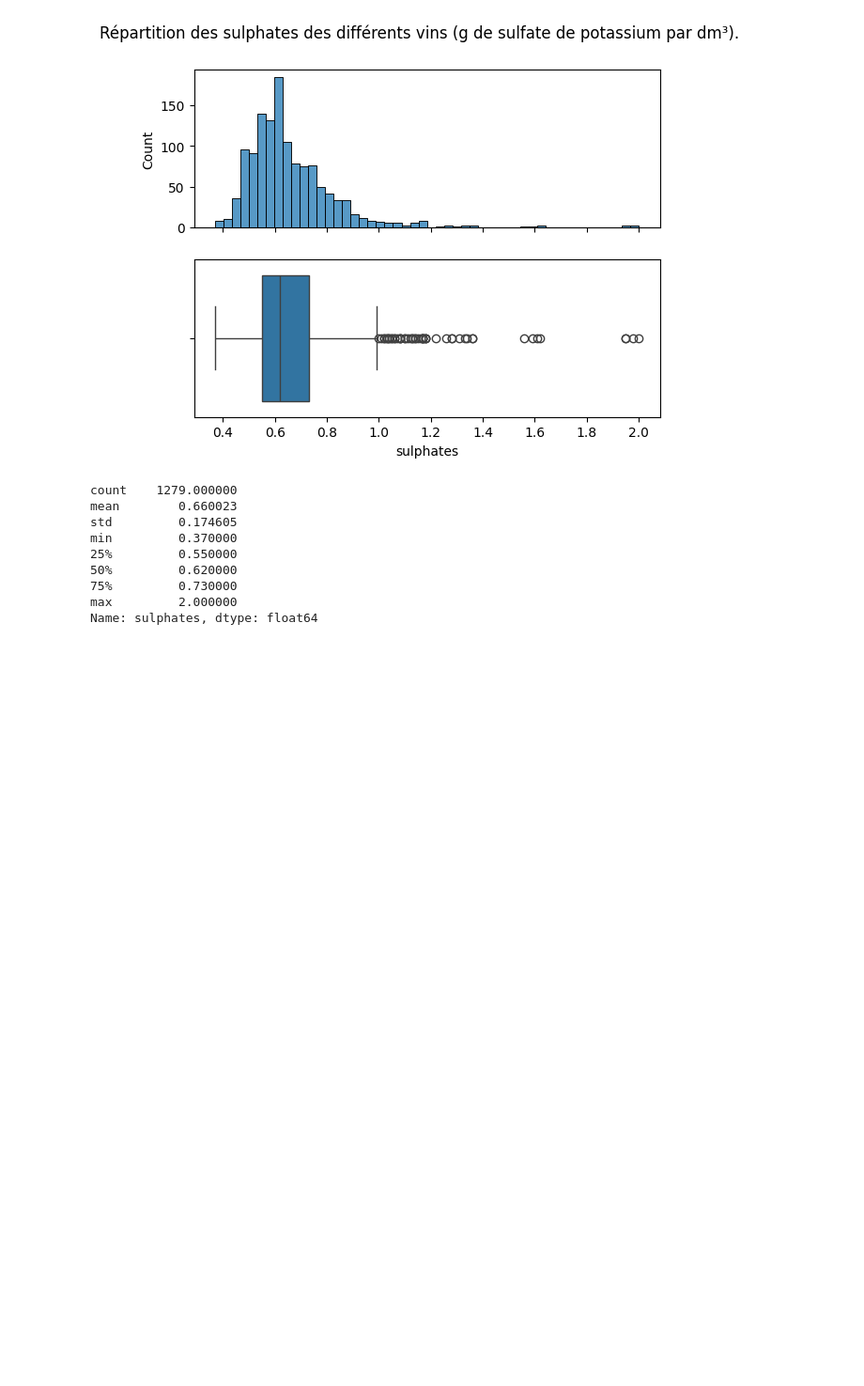
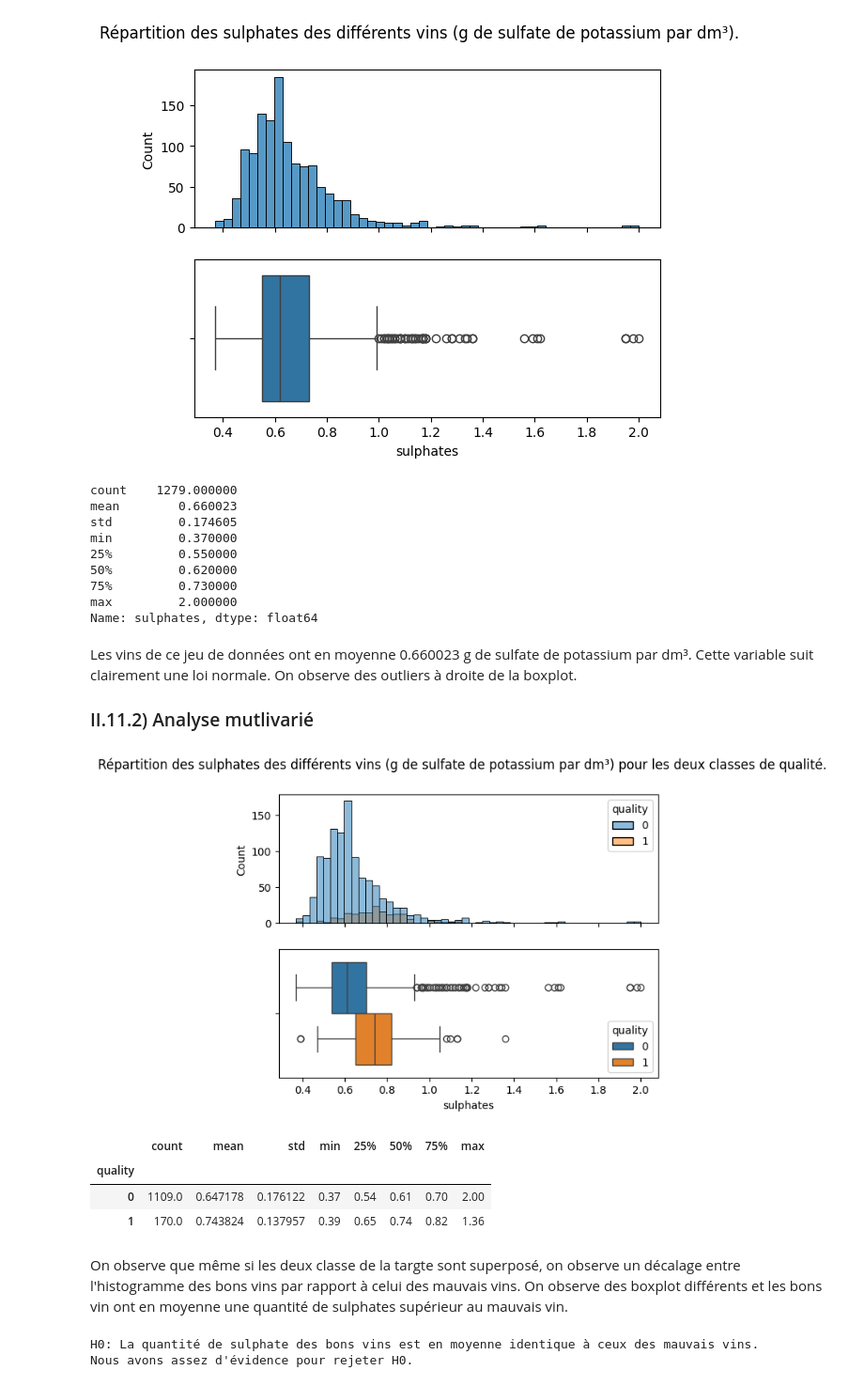
Before and after one commit to fmazur57u/WineQualityPrediction, a Jupyter notebook: winePrediction.ipynb, the cells around one changed output. Shown: that part at 94% size. Cells and saved outputs as stored; diff of their text form; code cells hidden in the pictures; blank space fills up the shorter version.

Commit message:
Analyse univarié et multivarié par rapport à la target de toutes les variables

```diff
--- a/winePrediction.ipynb
+++ b/winePrediction.ipynb
@@ -729,3 +729,44 @@ min         0.370000
 75%         0.730000
 max         2.000000
 Name: sulphates, dtype: float64
+# %% [markdown]
+Les vins de ce jeu de données ont en moyenne 0.660023 g de sulfate de potassium par dm³. Cette variable suit clairement une loi normale. On observe des outliers à droite de la boxplot.
+
+### II.11.2) Analyse mutlivarié
+# %%
+fig, ax = plt.subplots(2, 1, sharex=True)
+plt.suptitle(
+    "Répartition des quantités de sulphates des différents vins (g de sulfate de potassium par dm³) pour les deux classes de qualité."
+)
+sns.histplot(data=train_set_binarisé, x="sulphates", hue="quality", ax=ax[0])
+sns.boxplot(data=train_set_binarisé, x="sulphates", hue="quality", ax=ax[1])
+plt.show()
+
+train_set_binarisé.groupby("quality")["sulphates"].describe()
+# %% [output]
+[figure, added]
+|  | count | mean | std | min | 25% | 50% | 75% | max |
+| quality |  |  |  |  |  |  |  |  |
+| 0 | 1109.0 | 0.647178 | 0.176122 | 0.37 | 0.54 | 0.61 | 0.70 | 2.00 |
+| 1 | 170.0 | 0.743824 | 0.137957 | 0.39 | 0.65 | 0.74 | 0.82 | 1.36 |
+# %% [markdown]
+On observe que même si les deux classe de la targte sont superposé, on observe un décalage entre l'histogramme des bons vins par rapport à celui des mauvais vins. On observe des boxplot différents et les bons vin ont en moyenne une quantité de sulphates supérieur au mauvais vin.
+# %%
+print(
+    "H0: La quantité de sulphate des bons vins est en moyenne identique à ceux des mauvais vins."
+)
+
+alpha = 0.02
+
+p_value = ttest_ind(
+    train_set_binarisé.query("`quality` == 1")["sulphates"],
+    train_set_binarisé.query("`quality` == 0")["sulphates"],
+).pvalue
+
+if p_value < alpha:
+    print("Nous avons assez d'évidence pour rejeter H0.")
+else:
+    print("Nous n'avons pas assez d'évidences pour rejeter H0.")
+# %% [output]
+H0: La quantité de sulphate des bons vins est en moyenne identique à ceux des mauvais vins.
+Nous avons assez d'évidence pour rejeter H0.
```
Also changed, not shown: parts of 8 cells of this notebook.
